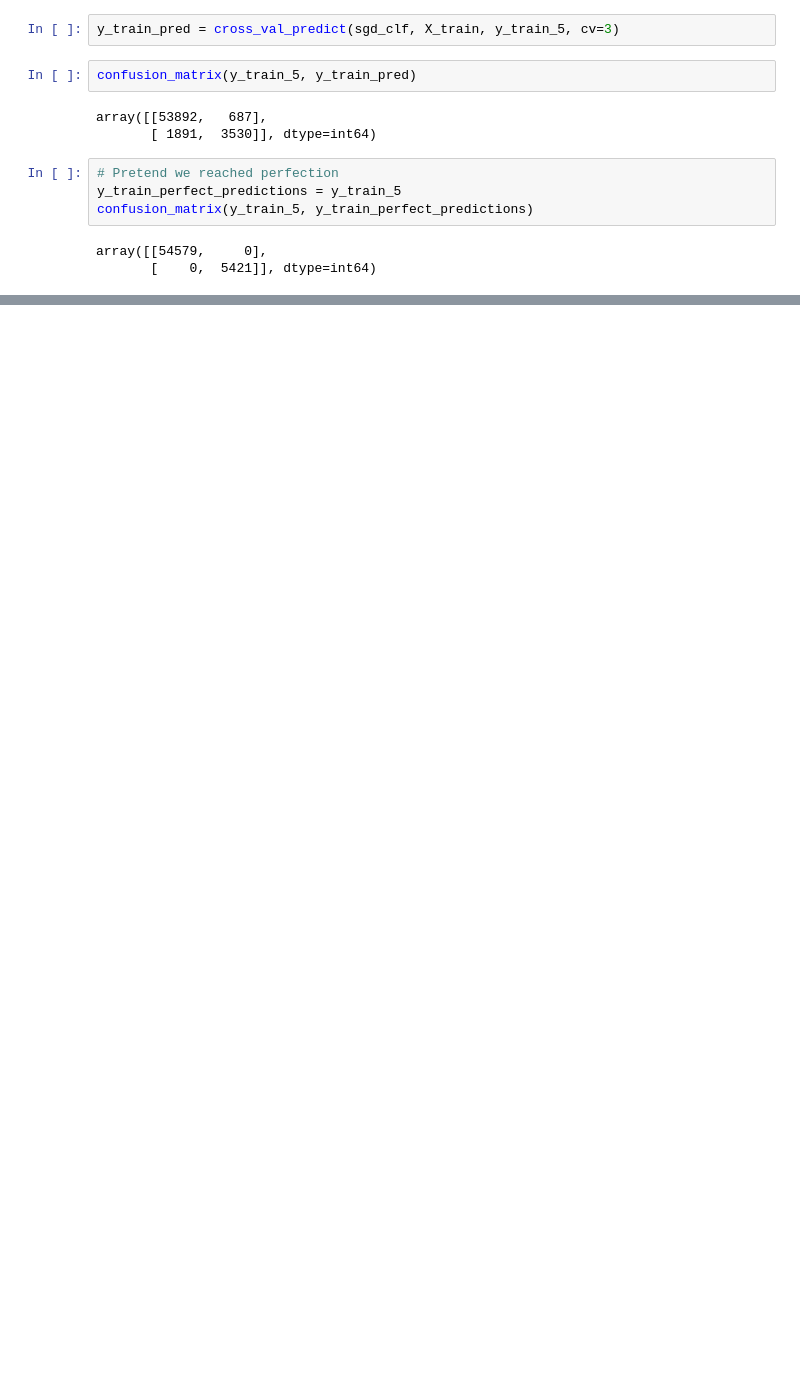
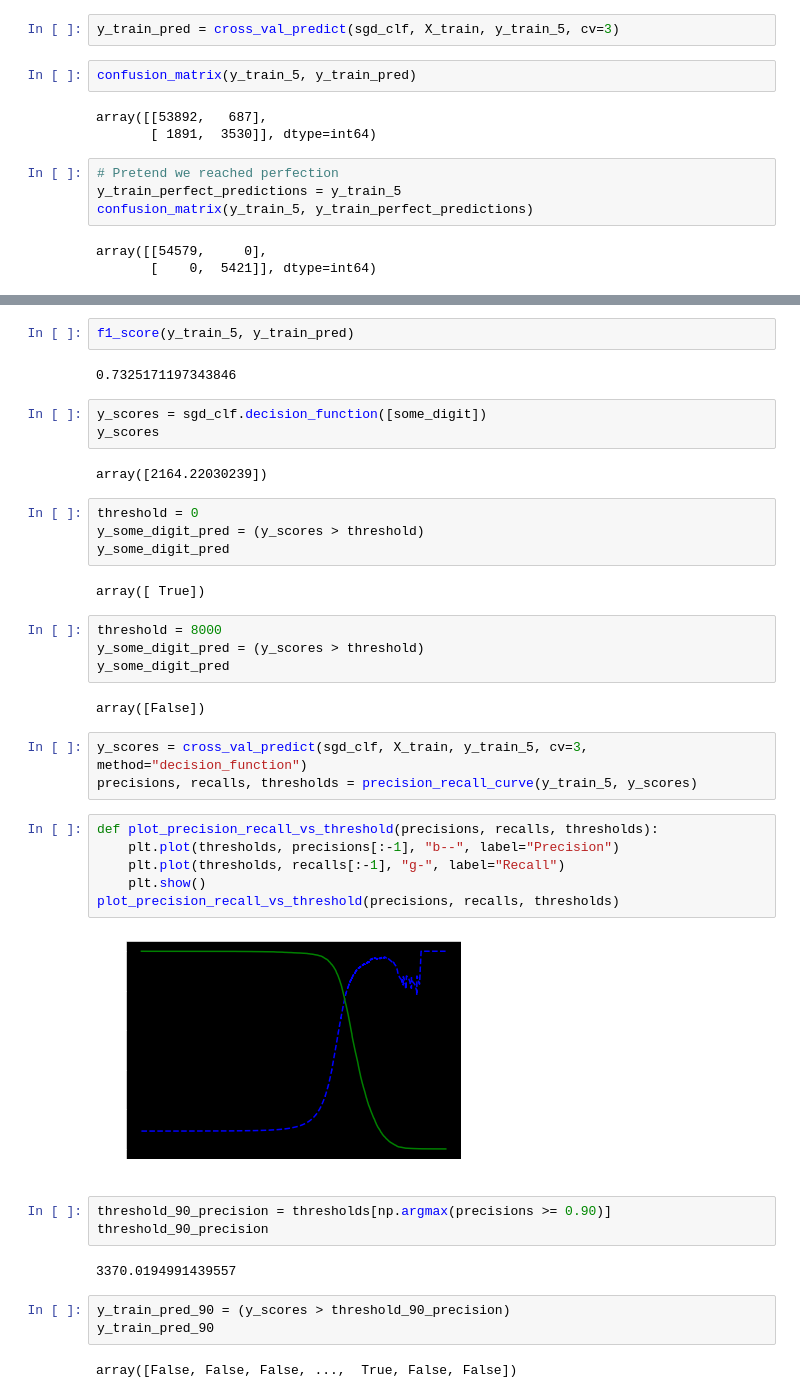
Before and after one commit to eavictor/hands_on_ml2, a Jupyter notebook: ch03_classification/ch03_classification.ipynb, the cells around one changed output, grey strips where cells are left out. Saved outputs shown, nothing was run; the diff lists cells and outputs as text; blank space fills up the shorter version.

```diff
--- a/ch03_classification/ch03_classification.ipynb
+++ b/ch03_classification/ch03_classification.ipynb
@@ -119,0 +132,42 @@ array([[54579,     0],
+# %%
+f1_score(y_train_5, y_train_pred)
+# %% [output]
+0.7325171197343846
+# %%
+y_scores = sgd_clf.decision_function([some_digit])
+y_scores
+# %% [output]
+array([2164.22030239])
+# %%
+threshold = 0
+y_some_digit_pred = (y_scores > threshold)
+y_some_digit_pred
+# %% [output]
+array([ True])
+# %%
+threshold = 8000
+y_some_digit_pred = (y_scores > threshold)
+y_some_digit_pred
+# %% [output]
+array([False])
+# %%
+y_scores = cross_val_predict(sgd_clf, X_train, y_train_5, cv=3, method="decision_function")
+precisions, recalls, thresholds = precision_recall_curve(y_train_5, y_scores)
+# %%
+def plot_precision_recall_vs_threshold(precisions, recalls, thresholds):
+    plt.plot(thresholds, precisions[:-1], "b--", label="Precision")
+    plt.plot(thresholds, recalls[:-1], "g-", label="Recall")
+    plt.show()
+plot_precision_recall_vs_threshold(precisions, recalls, thresholds)
+# %% [output]
+[figure, added]
+# %%
+threshold_90_precision = thresholds[np.argmax(precisions >= 0.90)]
+threshold_90_precision
+# %% [output]
+3370.0194991439557
+# %%
+y_train_pred_90 = (y_scores > threshold_90_precision)
+y_train_pred_90
+# %% [output]
+array([False, False, False, ...,  True, False, False])
```
Also changed, not shown: parts of 17 cells of this notebook.
